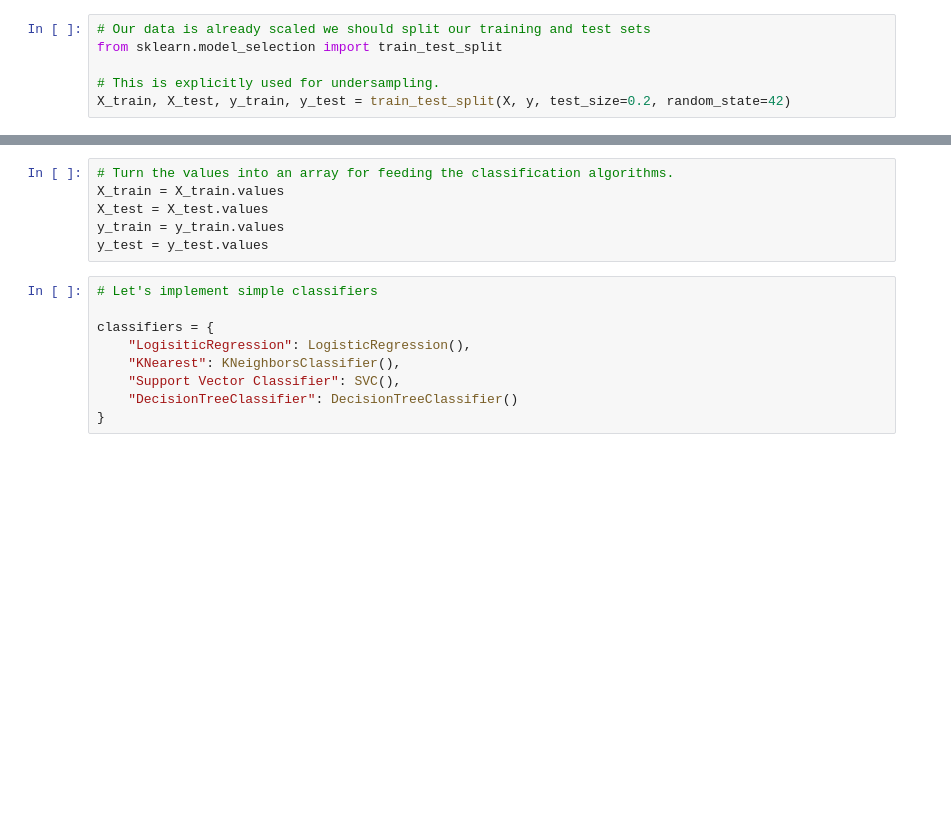
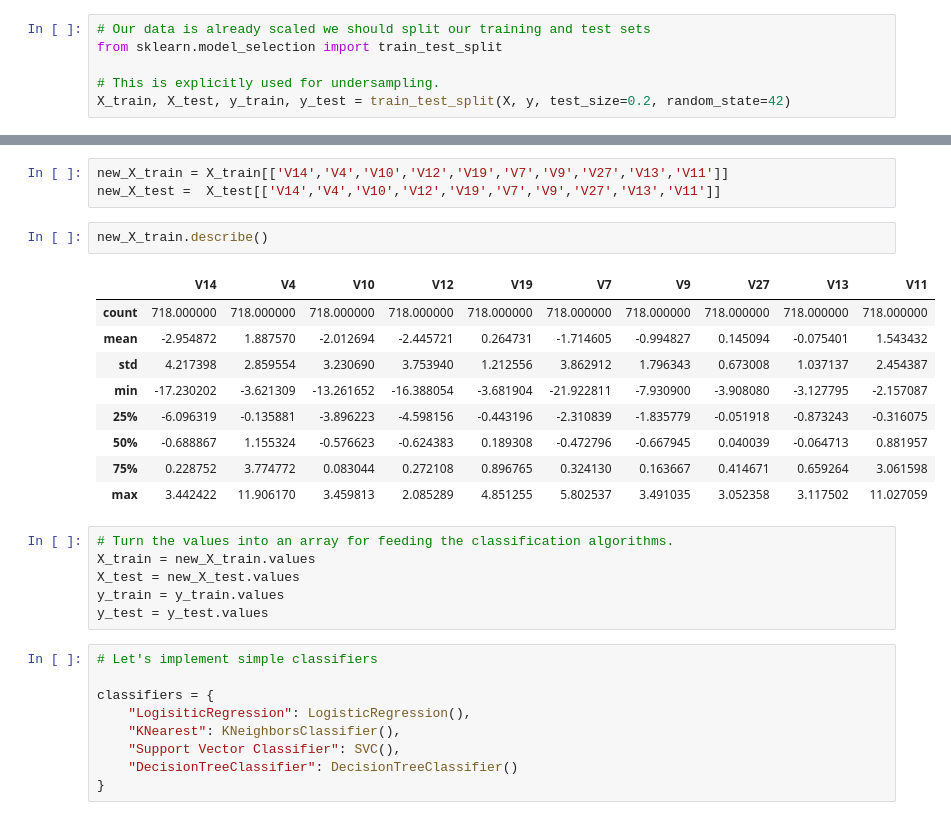
Before and after one commit to keshari112k/Credit-Card-Fraud-Detection, a Jupyter notebook: Credit_Card_Fraud_Detection.ipynb, the cells around one changed output, grey strips where cells are left out. Saved outputs shown, nothing was run; the diff lists cells and outputs as text; blank space fills up the shorter version.

```diff
--- a/Credit_Card_Fraud_Detection.ipynb
+++ b/Credit_Card_Fraud_Detection.ipynb
@@ -575,7 +582,22 @@ X_train, X_test, y_train, y_test = train_test_split(X, y, test_size=0.2, random_
+# %%
+new_X_train = X_train[['V14','V4','V10','V12','V19','V7','V9','V27','V13','V11']]
+new_X_test =  X_test[['V14','V4','V10','V12','V19','V7','V9','V27','V13','V11']]
+# %%
+new_X_train.describe()
+# %% [output]
+|  | V14 | V4 | V10 | V12 | V19 | V7 | V9 | V27 | V13 | V11 |
+| count | 718.000000 | 718.000000 | 718.000000 | 718.000000 | 718.000000 | 718.000000 | 718.000000 | 718.000000 | 718.000000 | 718.000000 |
+| mean | -2.954872 | 1.887570 | -2.012694 | -2.445721 | 0.264731 | -1.714605 | -0.994827 | 0.145094 | -0.075401 | 1.543432 |
+| std | 4.217398 | 2.859554 | 3.230690 | 3.753940 | 1.212556 | 3.862912 | 1.796343 | 0.673008 | 1.037137 | 2.454387 |
+| min | -17.230202 | -3.621309 | -13.261652 | -16.388054 | -3.681904 | -21.922811 | -7.930900 | -3.908080 | -3.127795 | -2.157087 |
+| 25% | -6.096319 | -0.135881 | -3.896223 | -4.598156 | -0.443196 | -2.310839 | -1.835779 | -0.051918 | -0.873243 | -0.316075 |
+| 50% | -0.688867 | 1.155324 | -0.576623 | -0.624383 | 0.189308 | -0.472796 | -0.667945 | 0.040039 | -0.064713 | 0.881957 |
+| 75% | 0.228752 | 3.774772 | 0.083044 | 0.272108 | 0.896765 | 0.324130 | 0.163667 | 0.414671 | 0.659264 | 3.061598 |
+| max | 3.442422 | 11.906170 | 3.459813 | 2.085289 | 4.851255 | 5.802537 | 3.491035 | 3.052358 | 3.117502 | 11.027059 |
 # %%
 # Turn the values into an array for feeding the classification algorithms.
-X_train = X_train.values
-X_test = X_test.values
+X_train = new_X_train.values
+X_test = new_X_test.values
 y_train = y_train.values
 y_test = y_test.values
 # %%
```
Also changed, not shown: parts of 30 cells of this notebook.
